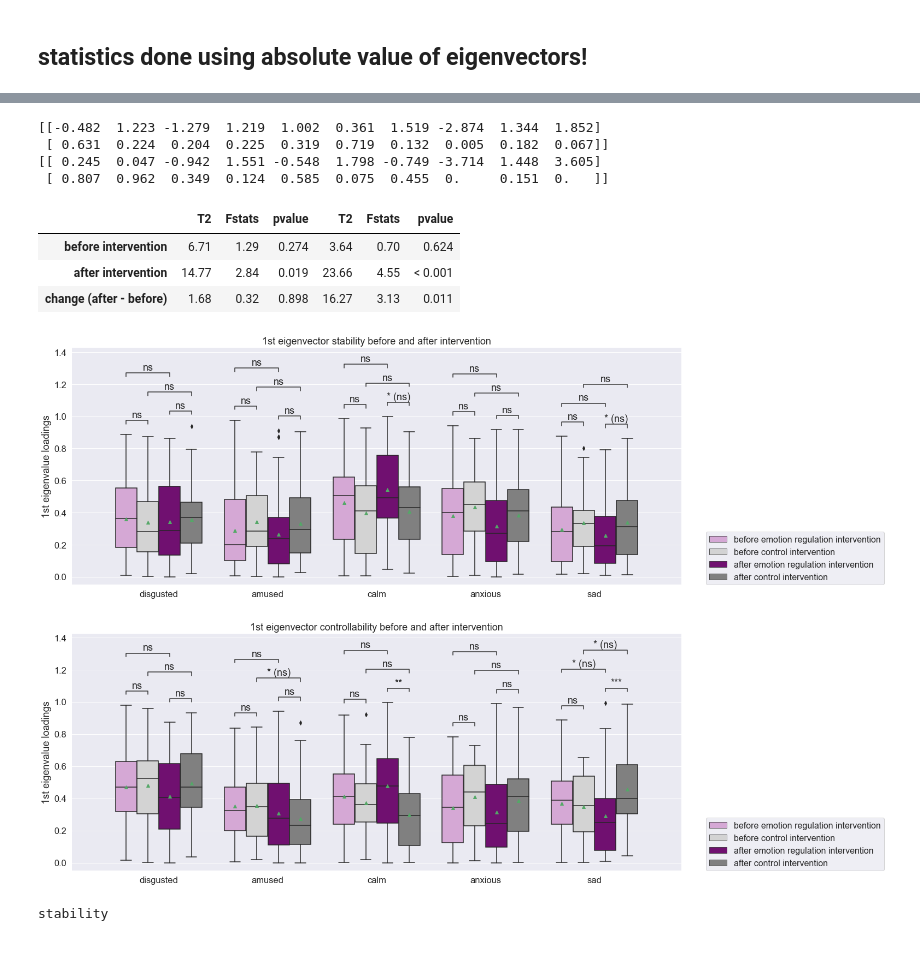
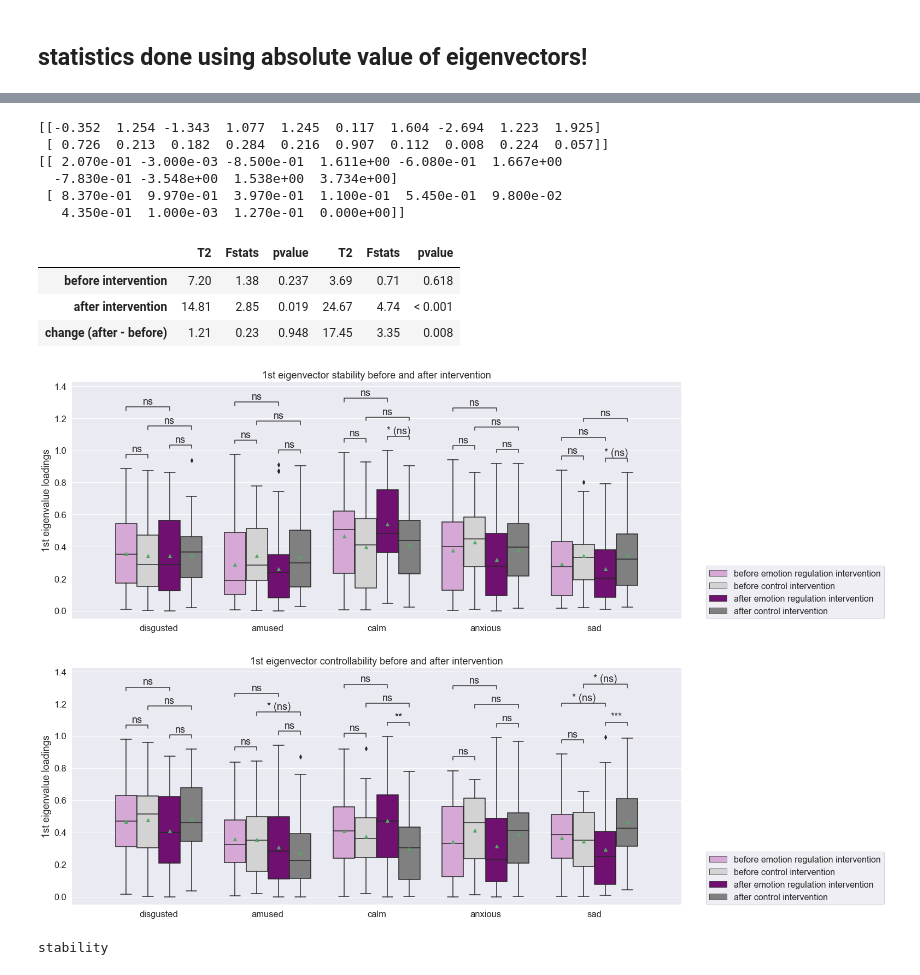
Before and after one commit to huyslab/emotioncon_public, a Jupyter notebook: analyses/modelling_analysis.ipynb, the cells around one changed output, grey strips where cells are left out. Cells and saved outputs as stored; diff of their text form; code cells hidden in the pictures.

```diff
--- a/analyses/modelling_analysis.ipynb
+++ b/analyses/modelling_analysis.ipynb
@@ -48,6 +48,10 @@ def detect_outlier(data):
     Q1 = np.percentile(data, 25)
     Q3 = np.percentile(data, 75)
     IQR = Q3 - Q1
-    ex = np.where((data >= (Q1-1.5*IQR))&(data >= (Q3+1.5*IQR)))[0]
+    ex = np.where((data >= (Q1-1.5*IQR))&(data >= (Q3+1.5*IQR)))
     print(Q1-1.5*IQR, Q3+1.5*IQR)
     return ex
+# %%
+ex = np.unique(np.where(dynamics['val'][0,:,:] > 1)[0])
+ex = np.hstack((ex,detect_outlier(controls['val'][0,:,:])[0]))
+ex
@@ -69,4 +111 @@ controllability outliers: [18 40]
 [figure]
-# %%
-# outlier detection based on singular values in controllability matrix
-ex = detect_outlier(controls['val'][0,:,:])
@@ -211,7 +222,7 @@ for j, d in enumerate([dynamics, controls]):
     plot_data = d['absvec'][:,0,:,:]
     fig = plt.figure(figsize=(30, 20))
     ax = plt.subplot(2,2,1, polar=True)
-    palette= {0: "plum", 1: "purple", 2: "lightgrey", 3: "grey"}
+    palette= {2: "plum", 3: "purple", 0: "lightgrey", 1: "grey"}
     medians = np.full((len(mood_categories)+1, 4), np.nan)
     pvalues = np.full((len(mood_categories), 4), np.nan)
     x = np.linspace(0, 2 * np.pi, len(mood_categories)+1)
@@ -249,36 +260,38 @@ controllability
 # %%
 # compare first eigenvector of controllability & stability after intervention
 pairs = []
 for t in range(2):
     for i in mood_categories:
         pairs.append([(i, 0+t), (i, 2+t)])
         pairs.append([(i, t+(t*1)), (i, t+(t*1)+1)])
 
 df_stats_both = pd.DataFrame()
 for j, i in enumerate([dynamics, controls]):
     df_stats, pvalues, tvalues = emostats.stats_group_difference(i['absvec'][:,0,:,:], df)
     df_plot = emostats.make_df(i['absvec'][:,0,:,:], df, mood_categories)
     fig, ax = plt.subplots(figsize=(20,8))
     fig, ax = emostats.plot_group_difference(df=df_plot, data_labels=mood_categories, \
                                              data_name='1st eigenvector ' + label[j] , pairs=pairs, fig=fig, ax=ax)
     ax.set(ylabel='1st eigenvalue loadings')
     df_stats_both = pd.concat((df_stats_both, df_stats), axis=1)
     print(np.round([tvalues,pvalues],3))
-    if savefig: plt.savefig('/Users/jolandamalamud/Desktop/' + label[j] + 'vec.png', bbox_inches='tight')
+#     if savefig: plt.savefig('/Users/jolandamalamud/Desktop/' + label[j] + 'vec.png', bbox_inches='tight')
 
 display(df_stats_both)
 # print(df_stats_both.to_latex())
 # import dataframe_image as dfi
 # dfi.export(df_stats_both, '/Users/jolandamalamud/Desktop/mean_stats.png')
 # %% [output]
-[[-0.482  1.223 -1.279  1.219  1.002  0.361  1.519 -2.874  1.344  1.852]
- [ 0.631  0.224  0.204  0.225  0.319  0.719  0.132  0.005  0.182  0.067]]
-[[ 0.245  0.047 -0.942  1.551 -0.548  1.798 -0.749 -3.714  1.448  3.605]
- [ 0.807  0.962  0.349  0.124  0.585  0.075  0.455  0.     0.151  0.   ]]
+[[-0.352  1.254 -1.343  1.077  1.245  0.117  1.604 -2.694  1.223  1.925]
+ [ 0.726  0.213  0.182  0.284  0.216  0.907  0.112  0.008  0.224  0.057]]
+[[ 2.070e-01 -3.000e-03 -8.500e-01  1.611e+00 -6.080e-01  1.667e+00
+  -7.830e-01 -3.548e+00  1.538e+00  3.734e+00]
+ [ 8.370e-01  9.970e-01  3.970e-01  1.100e-01  5.450e-01  9.800e-02
+   4.350e-01  1.000e-03  1.270e-01  0.000e+00]]
 |  | T2 | Fstats | pvalue | T2 | Fstats | pvalue |
-| before intervention | 6.71 | 1.29 | 0.274 | 3.64 | 0.70 | 0.624 |
-| after intervention | 14.77 | 2.84 | 0.019 | 23.66 | 4.55 | < 0.001 |
-| change (after - before) | 1.68 | 0.32 | 0.898 | 16.27 | 3.13 | 0.011 |
+| before intervention | 7.20 | 1.38 | 0.237 | 3.69 | 0.71 | 0.618 |
+| after intervention | 14.81 | 2.85 | 0.019 | 24.67 | 4.74 | < 0.001 |
+| change (after - before) | 1.21 | 0.23 | 0.948 | 17.45 | 3.35 | 0.008 |
 [figure]
 [figure]
 # %%
```
Also changed, not shown: parts of 13 cells of this notebook, 23 other files.
